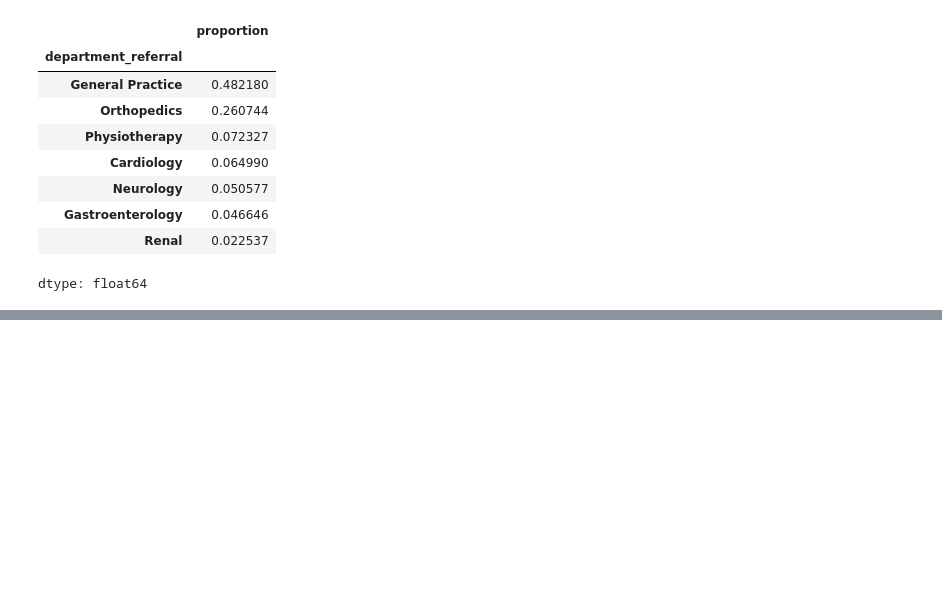
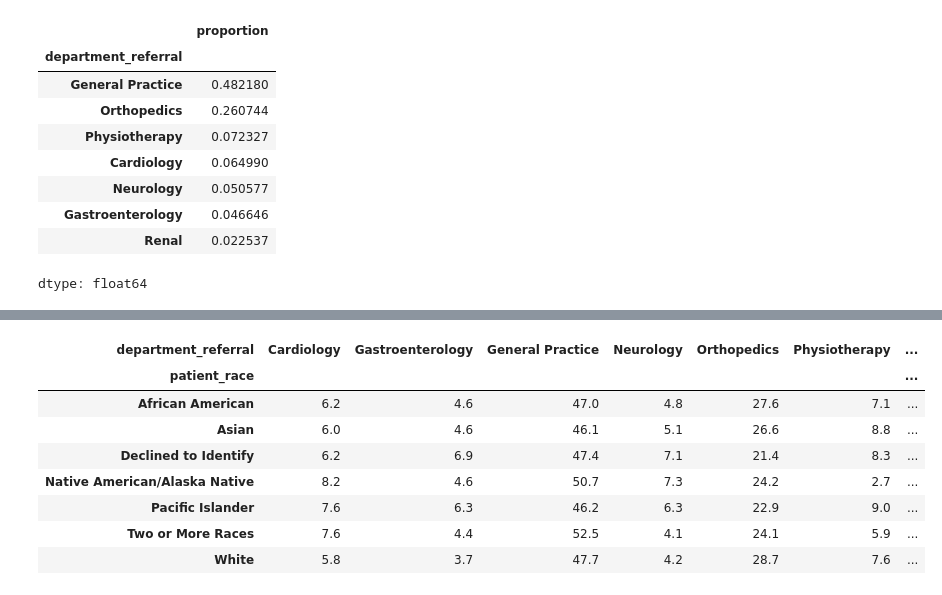
Before and after one commit to Mikayla-ds2/surge-sense, a Jupyter notebook: eda+viz.ipynb, the cells around one changed output, grey strips where cells are left out. Saved outputs shown, nothing was run; the diff lists cells and outputs as text; code cells hidden in the pictures; blank space fills up the shorter version.

```diff
--- a/eda+viz.ipynb
+++ b/eda+viz.ipynb
@@ -220,0 +183,27 @@ plt.show()
+# %%
+# is referred but adds race for proper percentage calculations
+referrals = data.loc[
+    data['department_referral'].ne('No referral.'),
+    ['patient_race', 'department_referral']
+]
+
+race_department_pct = (
+    pd.crosstab(
+        referrals['patient_race'],
+        referrals['department_referral'],
+        normalize='index'
+    )
+    .mul(100)
+)
+
+race_department_pct.round(1)
+# %% [output]
+| department_referral | Cardiology | Gastroenterology | General Practice | Neurology | Orthopedics | Physiotherapy | ... |
+| patient_race |  |  |  |  |  |  | ... |
+| African American | 6.2 | 4.6 | 47.0 | 4.8 | 27.6 | 7.1 | ... |
+| Asian | 6.0 | 4.6 | 46.1 | 5.1 | 26.6 | 8.8 | ... |
+| Declined to Identify | 6.2 | 6.9 | 47.4 | 7.1 | 21.4 | 8.3 | ... |
+| Native American/Alaska Native | 8.2 | 4.6 | 50.7 | 7.3 | 24.2 | 2.7 | ... |
+| Pacific Islander | 7.6 | 6.3 | 46.2 | 6.3 | 22.9 | 9.0 | ... |
+| Two or More Races | 7.6 | 4.4 | 52.5 | 4.1 | 24.1 | 5.9 | ... |
+| White | 5.8 | 3.7 | 47.7 | 4.2 | 28.7 | 7.6 | ... |
```
Also changed, not shown: parts of 16 cells of this notebook, 4 other files.
